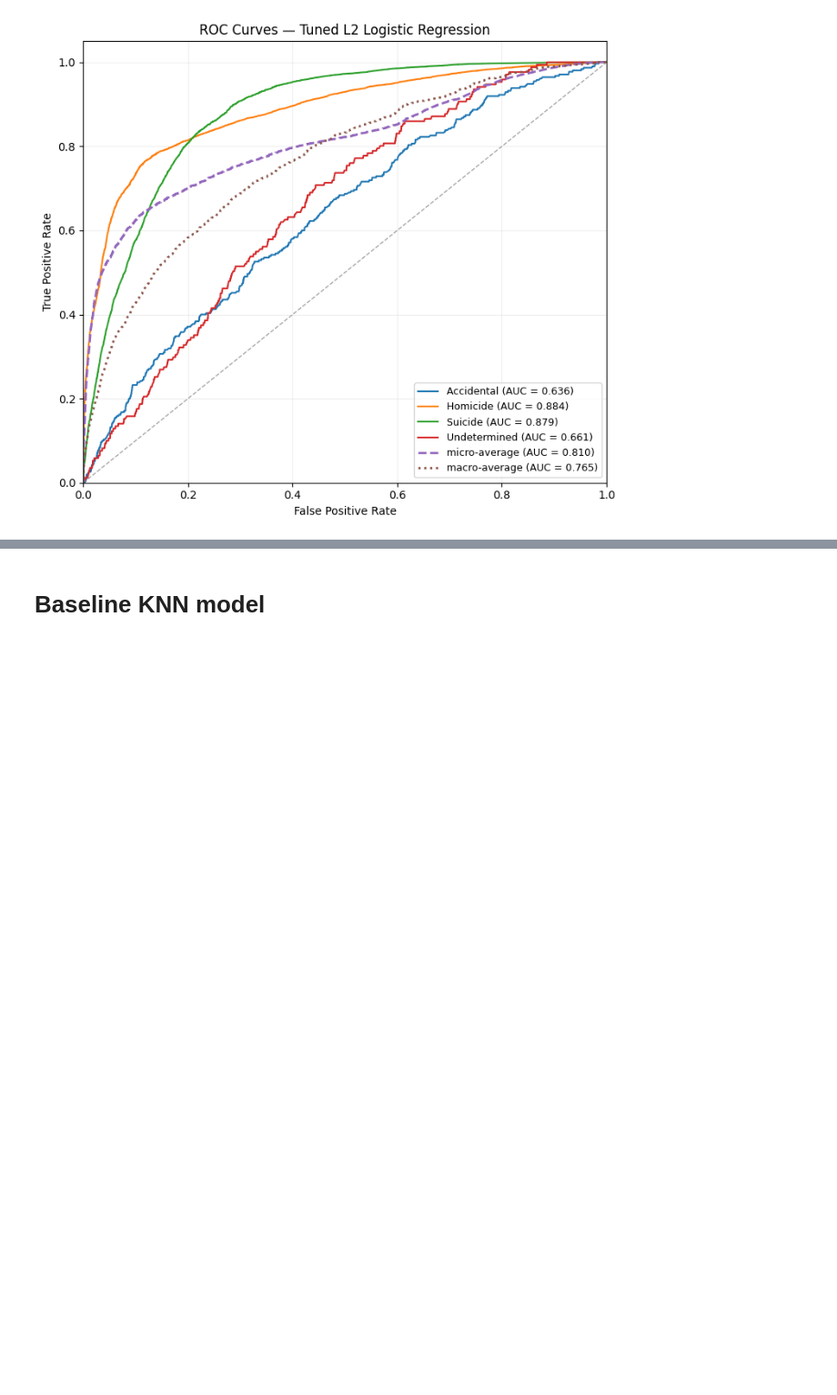
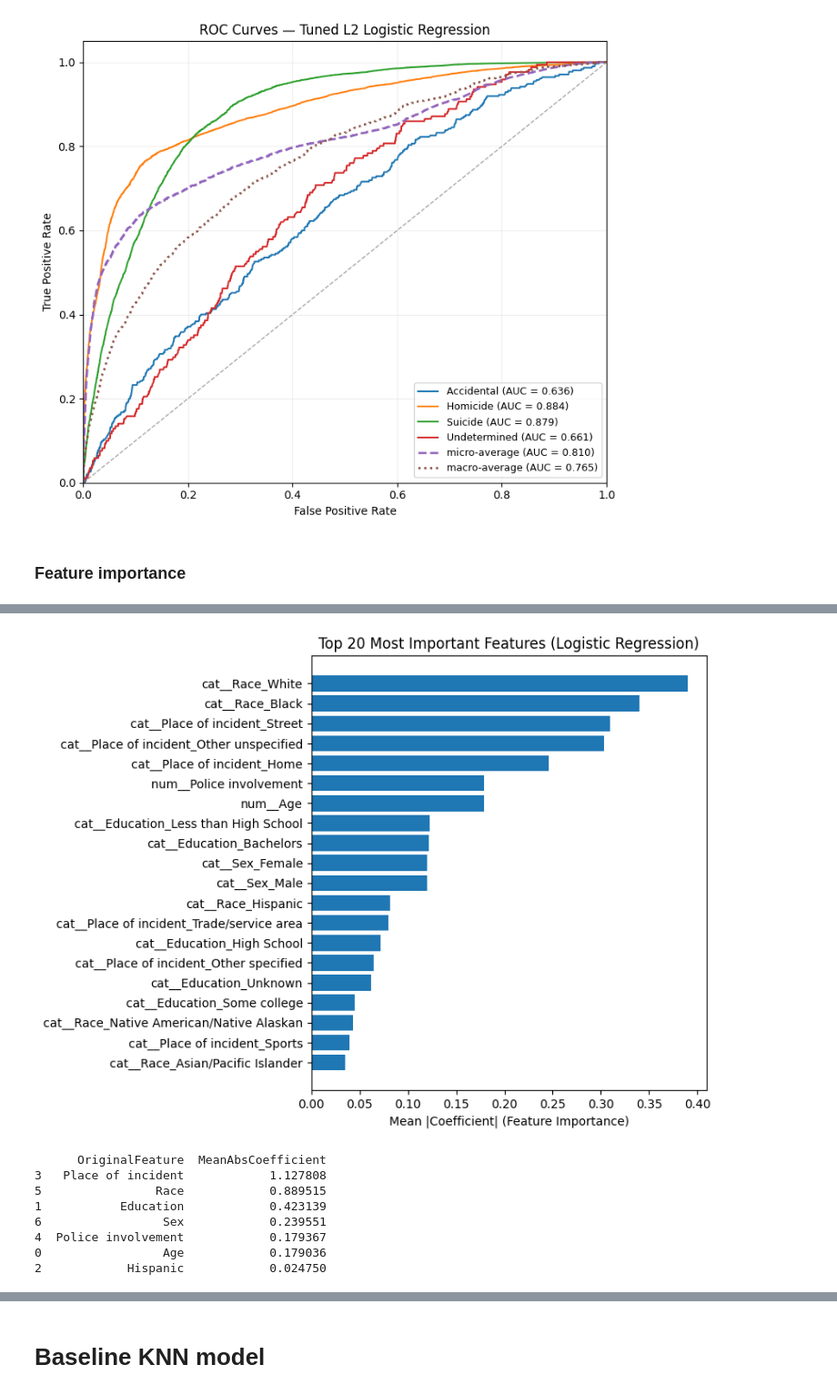
Before and after one commit to beckhamtoh/CS3244-Gun-Violence, a Jupyter notebook: notebooks/Classifying_reasons_for_gun_incidents(baseline_models).ipynb, the cells around one changed output, grey strips where cells are left out. Shown at 91% size. Drawn from its saved outputs; the diff is of its cells as text; code cells hidden in the pictures; blank space fills up the shorter version.

```diff
--- a/notebooks/Classifying_reasons_for_gun_incidents(baseline_models).ipynb
+++ b/notebooks/Classifying_reasons_for_gun_incidents(baseline_models).ipynb
@@ -531,3 +531,70 @@ F1 Score: 0.6552
 Precision: 0.6552
 Recall: 0.6552
 [figure]
+# %% [markdown]
+### Feature importance
+# %%
+pipe = best_L2_tuned  # or log_reg
+
+# Extract the classifier and feature names
+log_reg = pipe.named_steps["classifier"]
+feature_names = pipe.named_steps["preprocessor"].get_feature_names_out()
+
+# Coefficients per class (multiclass)
+coef = log_reg.coef_   # shape = (n_classes, n_features)
+classes = log_reg.classes_
+
+# ---- Compute average absolute coefficient across classes ----
+mean_abs_coef = np.mean(np.abs(coef), axis=0)
+
+# Create a DataFrame
+feat_imp = pd.DataFrame({
+    "Feature": feature_names,
+    "MeanAbsCoefficient": mean_abs_coef
+}).sort_values("MeanAbsCoefficient", ascending=False)
+
+# Display top 20
+print(feat_imp.head(20))
+
+# ---- Plot top 20 ----
+plt.figure(figsize=(8,6))
+plt.barh(feat_imp["Feature"].head(20)[::-1],
+         feat_imp["MeanAbsCoefficient"].head(20)[::-1])
+plt.xlabel("Mean |Coefficient| (Feature Importance)")
+plt.title("Top 20 Most Important Features (Logistic Regression)")
+plt.tight_layout()
+plt.show()
+
+def base_name(col):
+    # Strip column-transformer prefix
+    if "__" in col:
+        prefix, rest = col.split("__", 1)
+    else:
+        rest = col
+    # Take only the base feature before underscore
+    if "_" in rest:
+        return rest.split("_", 1)[0]
+    return rest
+
+# Map OHE features back to original
+orig_names = [base_name(c) for c in feature_names]
+
+agg_imp = (
+    pd.DataFrame({"OriginalFeature": orig_names,
+                  "MeanAbsCoefficient": mean_abs_coef})
+    .groupby("OriginalFeature", as_index=False)
+    .sum()
+    .sort_values("MeanAbsCoefficient", ascending=False)
+)
+
+print(agg_imp.head(15))
+
+# Plot aggregated importances
+plt.figure(figsize=(8,6))
+plt.barh(agg_imp["OriginalFeature"].head(15)[::-1],
+         agg_imp["MeanAbsCoefficient"].head(15)[::-1])
+plt.xlabel("Aggregated |Coefficient| per Original Feature")
+plt.title("Top Original Features (Logistic Regression)")
+plt.tight_layout()
+plt.show()
+# %% [output]
@@ -533,0 +618,9 @@ Recall: 0.6552
+[figure, added]
+      OriginalFeature  MeanAbsCoefficient
+3   Place of incident            1.127808
+5                Race            0.889515
+1           Education            0.423139
+6                 Sex            0.239551
+4  Police involvement            0.179367
+0                 Age            0.179036
+2            Hispanic            0.024750
```
Also changed, not shown: parts of 1 cell of this notebook.
